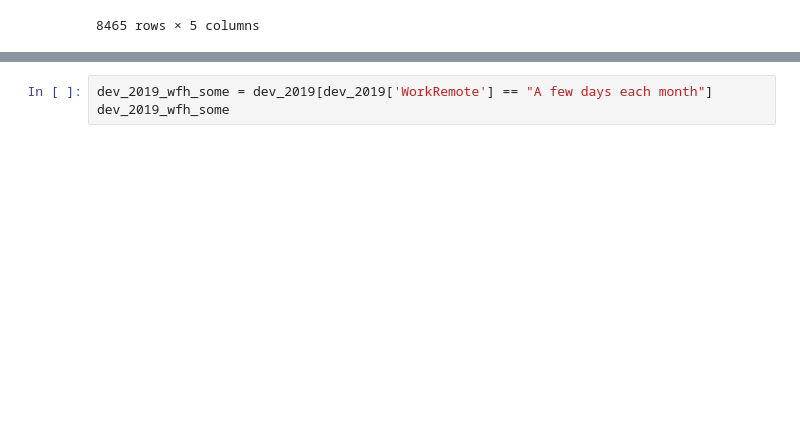
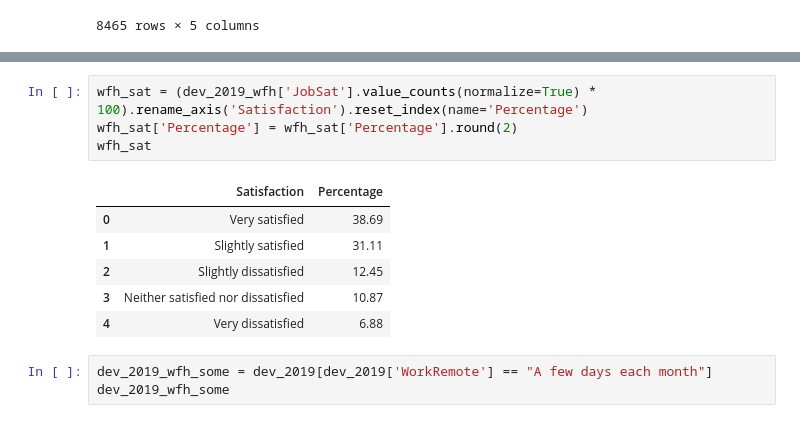
Before and after one commit to cncowart/The-Remote-Work-Model-Here-to-Stay-, a Jupyter notebook: developer_survey.ipynb, the cells around one changed output, grey strips where cells are left out. Saved outputs shown, nothing was run; the diff lists cells and outputs as text; blank space fills up the shorter version.

Commit message:
satisfaction levels of developers chart

```diff
--- a/developer_survey.ipynb
+++ b/developer_survey.ipynb
@@ -60,3 +106,14 @@ dev_2019_wfh
+# %%
+wfh_sat = (dev_2019_wfh['JobSat'].value_counts(normalize=True) * 100).rename_axis('Satisfaction').reset_index(name='Percentage')
+wfh_sat['Percentage'] = wfh_sat['Percentage'].round(2)
+wfh_sat
+# %% [output]
+|  | Satisfaction | Percentage |
+| 0 | Very satisfied | 38.69 |
+| 1 | Slightly satisfied | 31.11 |
+| 2 | Slightly dissatisfied | 12.45 |
+| 3 | Neither satisfied nor dissatisfied | 10.87 |
+| 4 | Very dissatisfied | 6.88 |
 # %%
 dev_2019_wfh_some = dev_2019[dev_2019['WorkRemote'] == "A few days each month"]
 dev_2019_wfh_some
```
Also changed, not shown: parts of 14 cells of this notebook.
